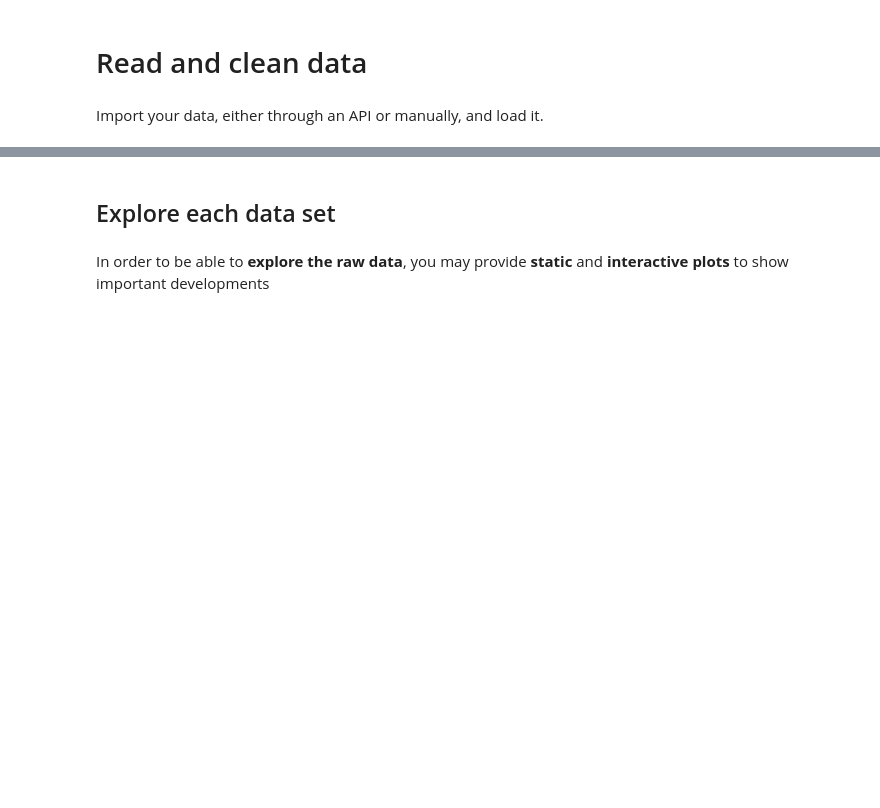
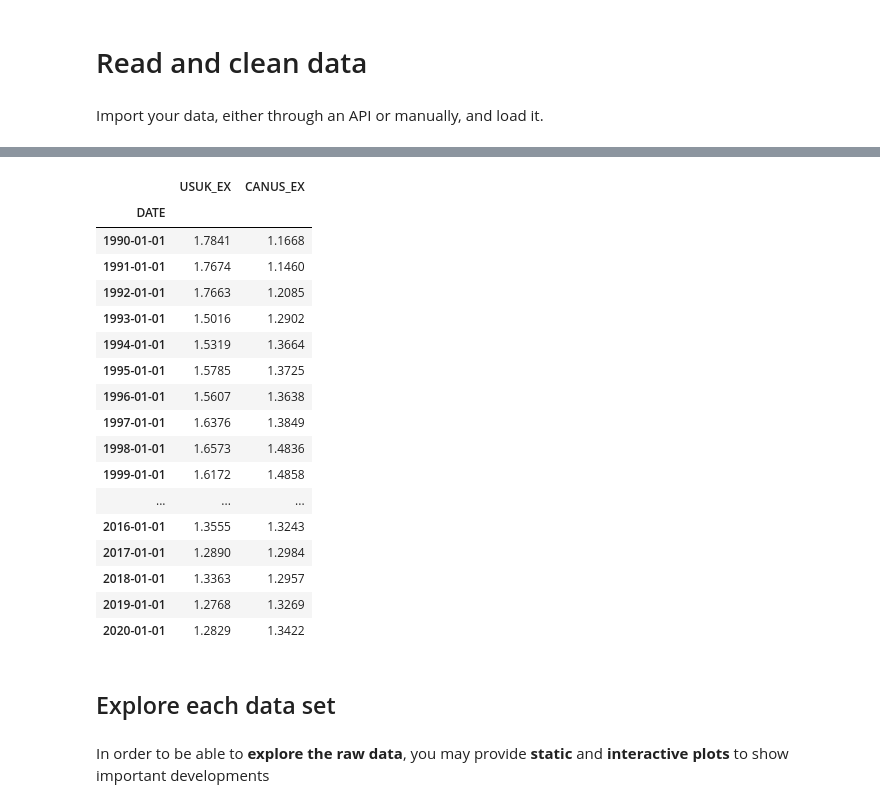
Before and after one commit to NumEconCopenhagen/projects-2024-kbh-herning, a Jupyter notebook: dataproject/dataproject.ipynb, the cells around one changed output, grey strips where cells are left out. Drawn from its saved outputs; the diff is of its cells as text; code cells hidden in the pictures; blank space fills up the shorter version.

```diff
--- a/dataproject/dataproject.ipynb
+++ b/dataproject/dataproject.ipynb
@@ -27,3 +93,26 @@ Import your data, either through an API or manually, and load it.
+# %%
+exchange = pandas_datareader.data.DataReader([EX_UK, EX_CAN], 'fred', start, end)
+exchange = exchange.rename(columns = {'AEXUSUK':'USUK_EX','AEXCAUS':'CAUS_EX'})
+exchange.head(31)
+# %% [output]
+|  | USUK_EX | CANUS_EX |
+| DATE |  |  |
+| 1990-01-01 | 1.7841 | 1.1668 |
+| 1991-01-01 | 1.7674 | 1.1460 |
+| 1992-01-01 | 1.7663 | 1.2085 |
+| 1993-01-01 | 1.5016 | 1.2902 |
+| 1994-01-01 | 1.5319 | 1.3664 |
+| 1995-01-01 | 1.5785 | 1.3725 |
+| 1996-01-01 | 1.5607 | 1.3638 |
+| 1997-01-01 | 1.6376 | 1.3849 |
+| 1998-01-01 | 1.6573 | 1.4836 |
+| 1999-01-01 | 1.6172 | 1.4858 |
+| ... | ... | ... |
+| 2016-01-01 | 1.3555 | 1.3243 |
+| 2017-01-01 | 1.2890 | 1.2984 |
+| 2018-01-01 | 1.3363 | 1.2957 |
+| 2019-01-01 | 1.2768 | 1.3269 |
+| 2020-01-01 | 1.2829 | 1.3422 |
 # %% [markdown]
 ## Explore each data set
 # %% [markdown]
```
Also changed, not shown: parts of 8 cells of this notebook.
